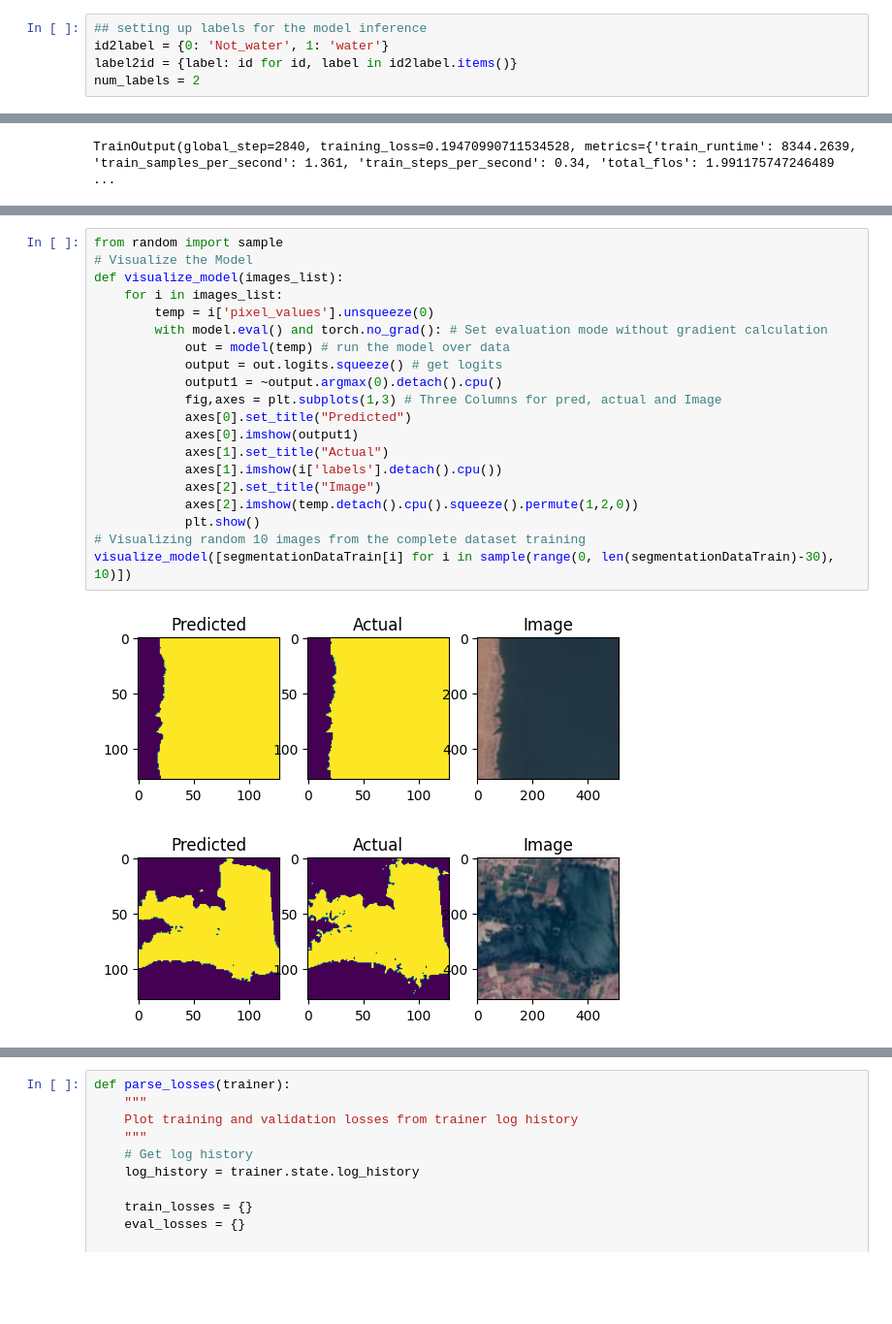
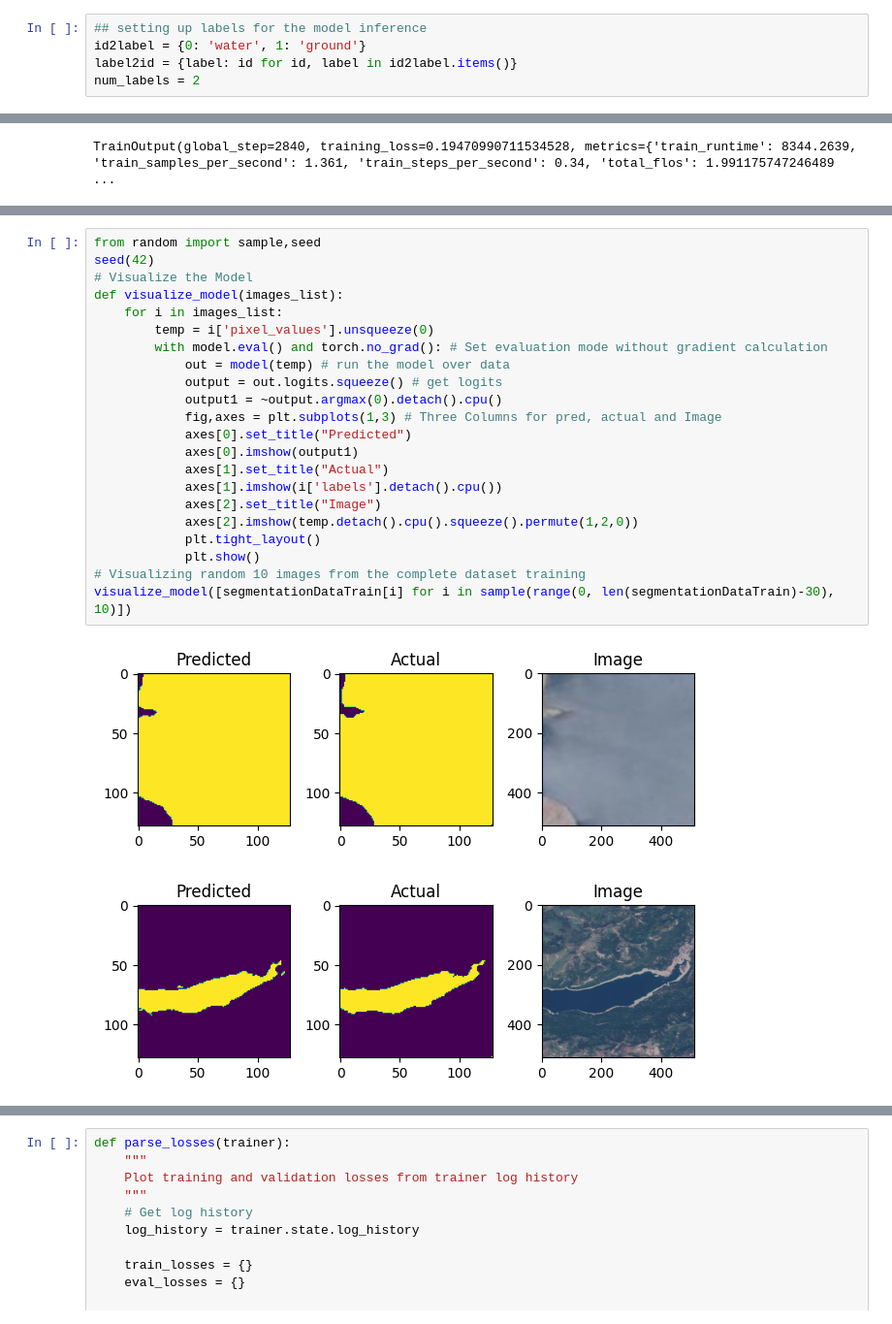
Before and after one commit to ScysData/Image-Segmentation-Project, a Jupyter notebook: SegFormer_image_segmentation.ipynb, the cells around one changed output, grey strips where cells are left out. Shown at 97% size. Cells and saved outputs as stored; diff of their text form; blank space fills up the shorter version.

```diff
--- a/SegFormer_image_segmentation.ipynb
+++ b/SegFormer_image_segmentation.ipynb
@@ -58,6 +73,6 @@ mask_files_list  = [os.path.join(mask_folder,mask_name) for mask_name in masks_n
 Path to dataset files: /kaggle/input/satellite-images-of-water-bodies
 # %%
 ## setting up labels for the model inference
-id2label = {0: 'Not_water', 1: 'water'}
+id2label = {0: 'water', 1: 'ground'}
 label2id = {label: id for id, label in id2label.items()}
 num_labels = 2
@@ -245,23 +272,25 @@ Validation: Uses original, unaugmented data
 # %%
-from random import sample
+from random import sample,seed
+seed(42)
 # Visualize the Model
 def visualize_model(images_list):
     for i in images_list:
         temp = i['pixel_values'].unsqueeze(0)
         with model.eval() and torch.no_grad(): # Set evaluation mode without gradient calculation
             out = model(temp) # run the model over data
             output = out.logits.squeeze() # get logits
             output1 = ~output.argmax(0).detach().cpu()
             fig,axes = plt.subplots(1,3) # Three Columns for pred, actual and Image
             axes[0].set_title("Predicted")
             axes[0].imshow(output1)
             axes[1].set_title("Actual")
             axes[1].imshow(i['labels'].detach().cpu())
             axes[2].set_title("Image")
             axes[2].imshow(temp.detach().cpu().squeeze().permute(1,2,0))
+            plt.tight_layout()
             plt.show()
 # Visualizing random 10 images from the complete dataset training
 visualize_model([segmentationDataTrain[i] for i in sample(range(0, len(segmentationDataTrain)-30), 10)])
 # %% [output]
-[figure, old version]
+[figure, new version]
-[figure, old version]
+[figure, new version]
```
Also changed, not shown: parts of 30 cells of this notebook.
